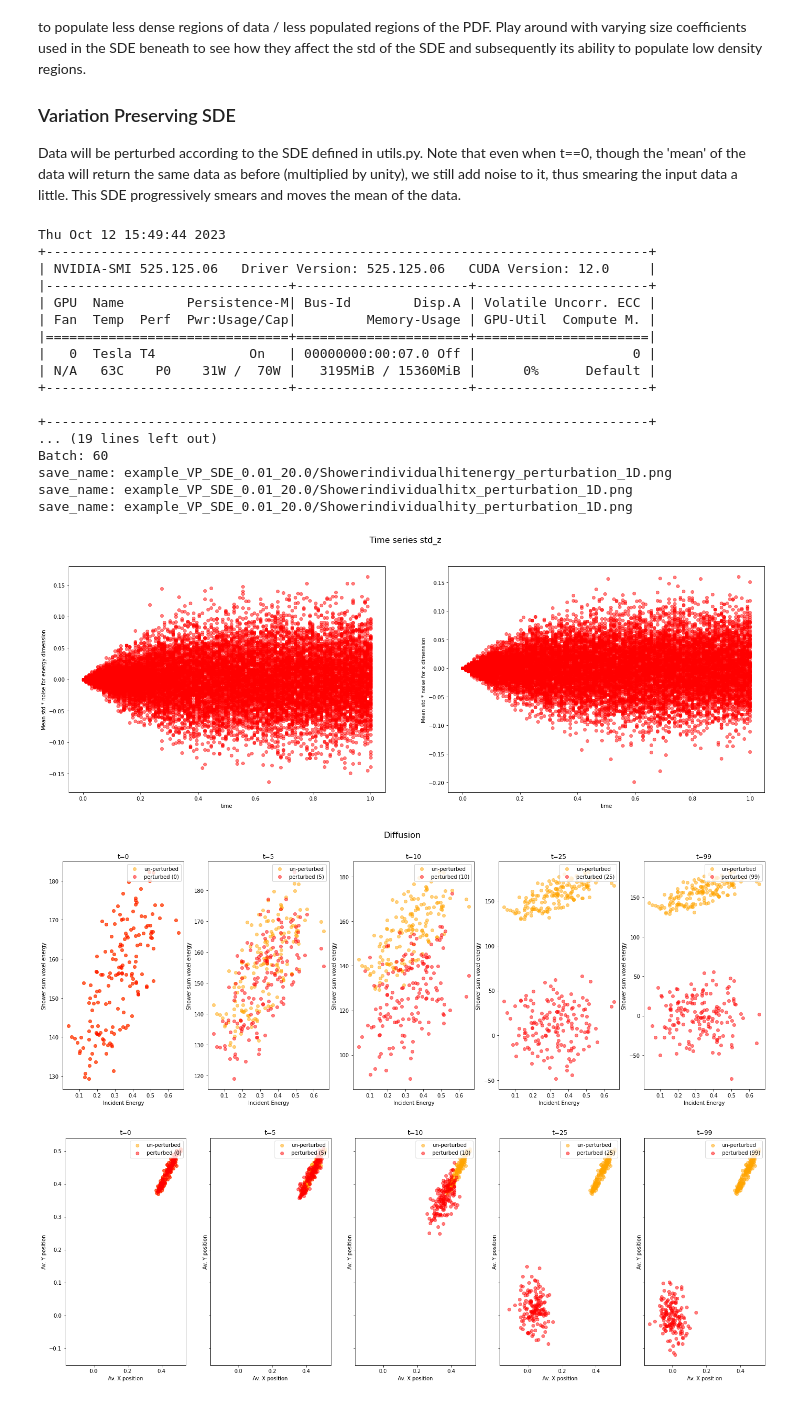
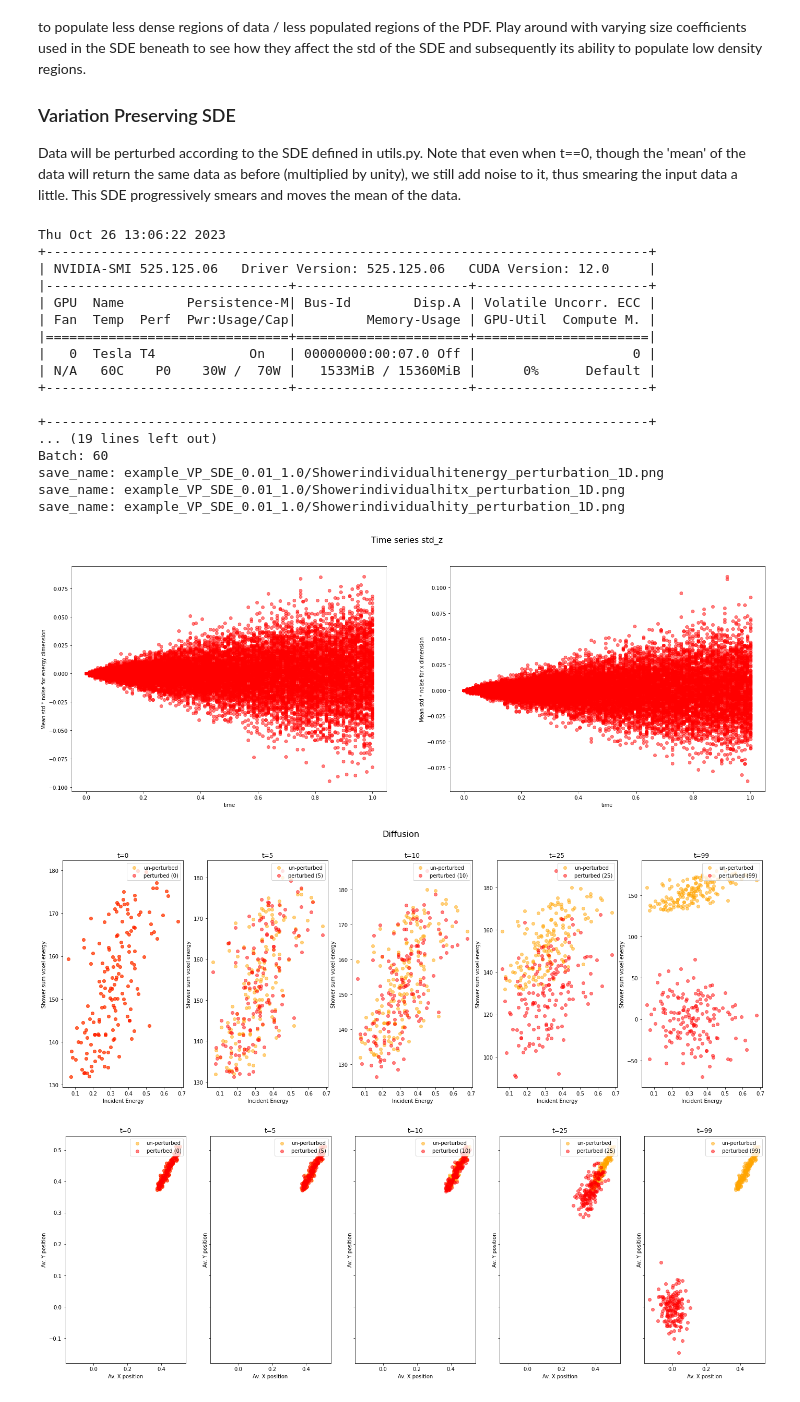
Before and after one commit to vincentchen566/tdsm_encoder, a Jupyter notebook: notebooks/3_sde_study.ipynb, the cells around one changed output. Cells and saved outputs as stored; diff of their text form; code cells hidden in the pictures.

```diff
--- a/notebooks/3_sde_study.ipynb
+++ b/notebooks/3_sde_study.ipynb
@@ -12,8 +12,9 @@ import matplotlib.pyplot as plt
 from torch.optim import RAdam
 from torch.utils.data import DataLoader
 sys.path.insert(1, '../')
-import utils
-import util.dataset_structure, util.display
+import util.sdes as sdes
+import util.data_utils as utils
+import util.display
 
 # GPU device info
 device = 'cuda' if torch.cuda.is_available() else 'cpu'
@@ -35,7 +36,7 @@ workingdir = "./"
 ### SDE PARAMETERS ###
 SDE = 'VP'
 if SDE == 'VP':
-    beta_max = 20.0
+    beta_max = 1.0
     beta_min = 0.01
 if SDE == 'VE':
     sigma_max = 20.0
@@ -43,9 +44,9 @@ if SDE == 'VE':
 
 # Instantiate stochastic differential equation
 if SDE == 'VP':
-    sde = utils.VPSDE(beta_max=beta_max,beta_min=beta_min, device=device)
+    sde = sdes.VPSDE(beta_max=beta_max,beta_min=beta_min, device=device)
 if SDE == 'VE':
-    sde = utils.VESDE(sigma_max=sigma_max,sigma_min=sigma_min,device=device)
+    sde = sdes.VESDE(sigma_max=sigma_max,sigma_min=sigma_min,device=device)
 
 marginal_prob_std_fn = functools.partial(sde.marginal_prob)
 
@@ -377,38 +378,38 @@ axs_2[4].set_ylabel('Shower sum hit energy')
 axs_2[4].set_xlabel('Av. X position')
 axs_2[4].scatter(original_av_x, original_sum_hit_energy, alpha=0.5, color='orange', label='un-perturbed')
 axs_2[4].scatter(p4_av_x, p4_sum_hit_energy, alpha=0.5, color='red', label=label_5)
 axs_2[4].legend(loc='upper right')
 
 save_name = os.path.join(output_dir,'mean_hit_x_vs_sum_e.png')
 fig.savefig(save_name)
 
 distributions = [(('Shower individual hit energy') , (original_hite, p0_hite, p1_hite, p2_hite, p3_hite, p4_hite))]
 titles = [title_1, title_2, title_3, title_4, title_5]
 util.display.perturbation_1D(distributions, titles, outdir=output_dir)
 
 distributions = [(('Shower individual hit x') , (original_hitx, p0_hitx, p1_hitx, p2_hitx, p3_hitx, p4_hitx))]
 util.display.perturbation_1D(distributions, titles, outdir=output_dir)
 
 distributions = [(('Shower individual hit y') , (original_hity, p0_hity, p1_hity, p2_hity, p3_hity, p4_hity))]
 util.display.perturbation_1D(distributions, titles, outdir=output_dir)
 # %% [output]
-Thu Oct 12 15:49:44 2023
+Thu Oct 26 13:06:22 2023
 +-----------------------------------------------------------------------------+
 | NVIDIA-SMI 525.125.06   Driver Version: 525.125.06   CUDA Version: 12.0     |
 |-------------------------------+----------------------+----------------------+
 | GPU  Name        Persistence-M| Bus-Id        Disp.A | Volatile Uncorr. ECC |
 | Fan  Temp  Perf  Pwr:Usage/Cap|         Memory-Usage | GPU-Util  Compute M. |
 |===============================+======================+======================|
 |   0  Tesla T4            On   | 00000000:00:07.0 Off |                    0 |
-| N/A   63C    P0    31W /  70W |   3195MiB / 15360MiB |      0%      Default |
+| N/A   60C    P0    30W /  70W |   1533MiB / 15360MiB |      0%      Default |
 +-------------------------------+----------------------+----------------------+
 
 +-----------------------------------------------------------------------------+
 ... (19 lines left out)
 Batch: 60
-save_name: example_VP_SDE_0.01_20.0/Showerindividualhitenergy_perturbation_1D.png
-save_name: example_VP_SDE_0.01_20.0/Showerindividualhitx_perturbation_1D.png
-save_name: example_VP_SDE_0.01_20.0/Showerindividualhity_perturbation_1D.png
+save_name: example_VP_SDE_0.01_1.0/Showerindividualhitenergy_perturbation_1D.png
+save_name: example_VP_SDE_0.01_1.0/Showerindividualhitx_perturbation_1D.png
+save_name: example_VP_SDE_0.01_1.0/Showerindividualhity_perturbation_1D.png
-[figure, old version]
+[figure, new version]
-[figure, old version]
+[figure, new version]
-[figure, old version]
+[figure, new version]
```
Also changed, not shown: parts of 1 cell of this notebook, 11 other files.
